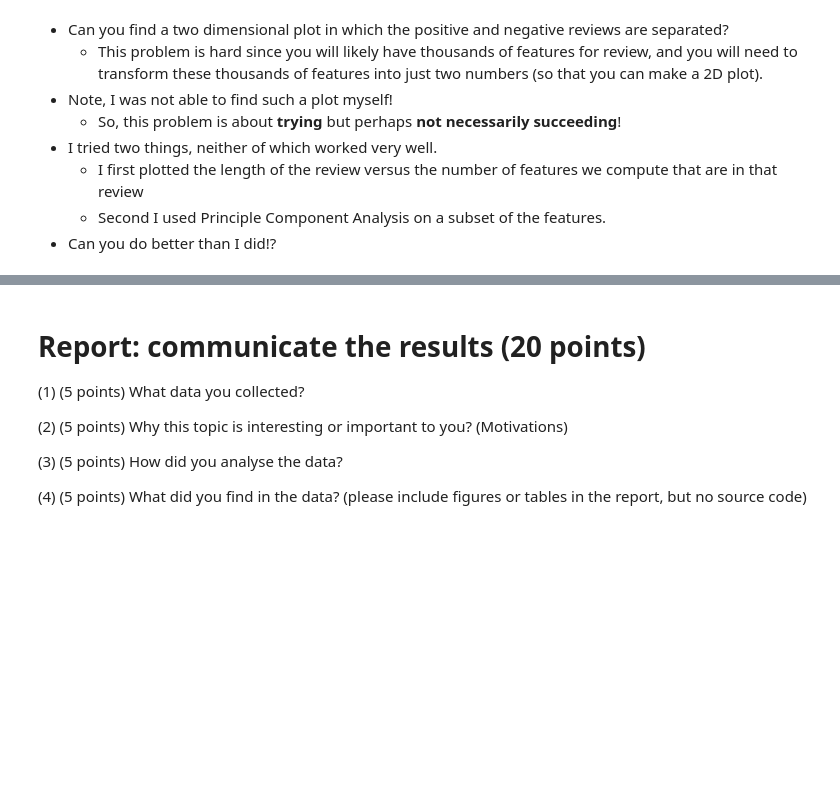
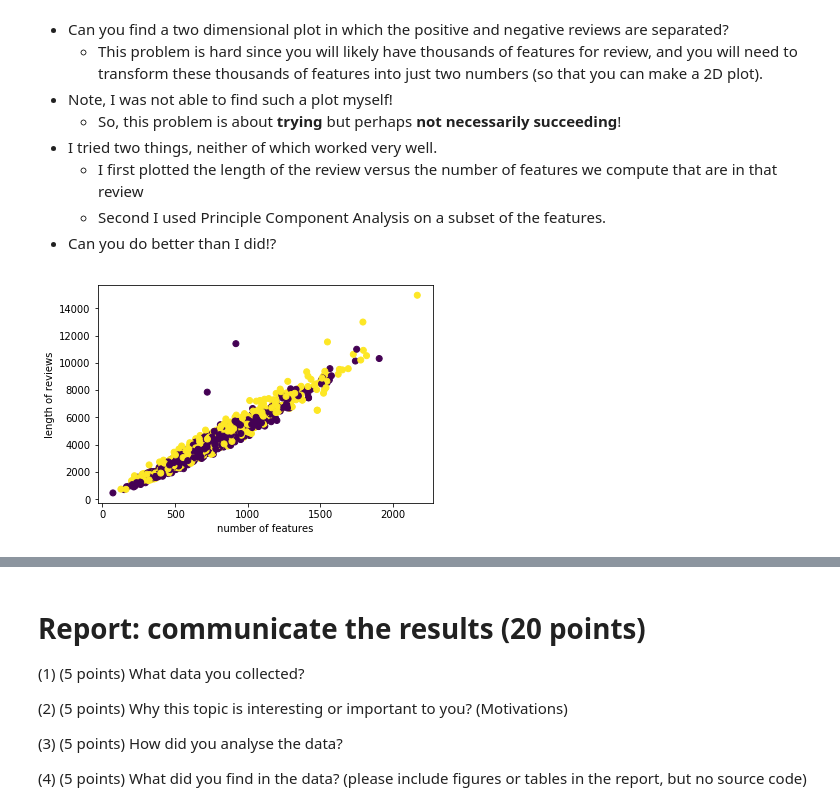
Before and after one commit to tianhaopx/Case-Study-of-Data-Science, a Jupyter notebook: CaseStudy3/CaseStudy3.ipynb, the cells around one changed output, grey strips where cells are left out. Cells and saved outputs as stored; diff of their text form; code cells hidden in the pictures; blank space fills up the shorter version.

Commit message:
p4 professor's method

```diff
--- a/CaseStudy3/CaseStudy3.ipynb
+++ b/CaseStudy3/CaseStudy3.ipynb
@@ -452,3 +452,21 @@ The second review is positive but predicted as a negative one. After reading thi
     * I first plotted the length of the review versus the number of features we compute that are in that review
     * Second I used Principle Component Analysis on a subset of the features.
 * Can you do better than I did!?
+# %%
+# let's try professor's method 1: the length of the review versus the number of features
+import matplotlib.pyplot as plt
+
+vect = TfidfVectorizer(min_df = 3, max_df = 0.85, ngram_range = (1, 3))
+X_train_tf = vect.fit_transform(docs_train)
+length, feature = [], []
+for i in range(len(docs_train)):
+    length.append(len(docs_train[i]))
+    feature.append(X_train_tf[i].getnnz())
+# %%
+ax = plt.figure().add_subplot(111)
+ax.scatter(feature, length, c=y_train)
+ax.set_xlabel('number of features')
+ax.set_ylabel('length of reviews')
+plt.show()
+# %% [output]
+[figure, added]
```
Also changed, not shown: parts of 3 cells of this notebook, 2 other files.
